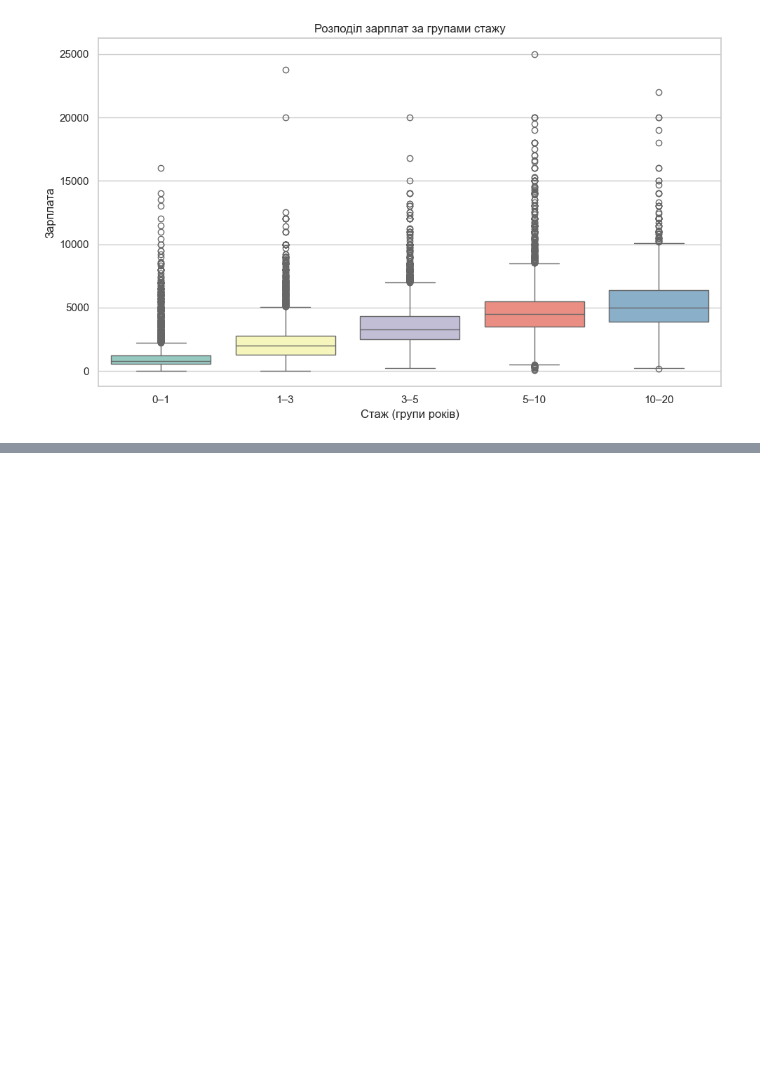
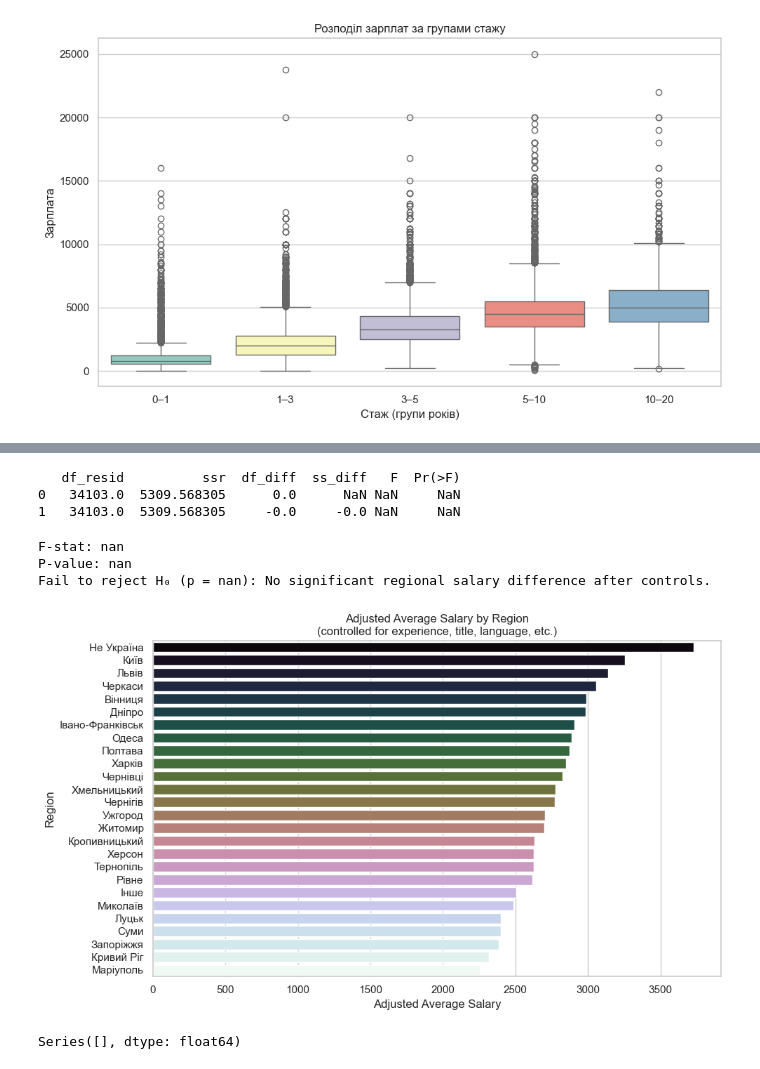
Before and after one commit to Danylo-Ik/Econometrics-Project-IT, a Jupyter notebook: it_salaries.ipynb, the cells around one changed output, grey strips where cells are left out. Saved outputs shown, nothing was run; the diff lists cells and outputs as text; code cells hidden in the pictures; blank space fills up the shorter version.

```diff
--- a/it_salaries.ipynb
+++ b/it_salaries.ipynb
@@ -514,0 +619,51 @@ plt.show()
+# %%
+formula_region = """log_salary ~ company_type_product + total_experience + english_level + male + full_time + year + C(title) + C(programming_language) + C(region)"""
+model_region_full = smf.ols(formula=formula, data=data).fit()
+
+formula_reduced_region = """log_salary ~ company_type_product + total_experience + english_level + male + full_time + year + C(title) + C(programming_language)"""
+model_region_reduced = smf.ols(formula=formula_reduced_region, data=data).fit()
+
+anova_result = anova_lm(model_region_reduced, model_region_full)
+print(anova_result)
+# %% [output]
+   df_resid          ssr  df_diff  ss_diff   F  Pr(>F)
+0   34103.0  5309.568305      0.0      NaN NaN     NaN
+1   34103.0  5309.568305     -0.0     -0.0 NaN     NaN
+# %%
+p_value = anova_result["Pr(>F)"].iloc[1]
+f_stat = anova_result["F"].iloc[1]
+
+print(f"F-stat: {f_stat:.4f}")
+print(f"P-value: {p_value:.4g}")
+
+if p_value < 0.05:
+    print(f"Reject H₀ (p = {p_value:.4g}): Region has a statistically significant effect on salary.")
+else:
+    print(f"Fail to reject H₀ (p = {p_value:.4g}): No significant regional salary difference after controls.")
+# %% [output]
+F-stat: nan
+P-value: nan
+Fail to reject H₀ (p = nan): No significant regional salary difference after controls.
+# %%
+# Додаємо предиктовану (очищену) зарплату
+data["salary_fitted"] = np.exp(model.fittedvalues)
+
+# Розрахунок скоригованої середньої зарплати по регіонах
+avg_salary_adjusted = (
+    data.groupby("region")["salary_fitted"]
+    .mean()
+    .sort_values(ascending=False)
+    .reset_index()
+)
+
+# Побудова графіка
+plt.figure(figsize=(10, 6))
+sns.barplot(data=avg_salary_adjusted, x="salary_fitted", y="region", palette="cubehelix")
+plt.title("Adjusted Average Salary by Region\n(controlled for experience, title, language, etc.)")
+plt.xlabel("Adjusted Average Salary")
+plt.ylabel("Region")
+plt.tight_layout()
+plt.show()
+# %% [output]
+[figure, added]
+Series([], dtype: float64)
```
Also changed, not shown: parts of 8 cells of this notebook.
